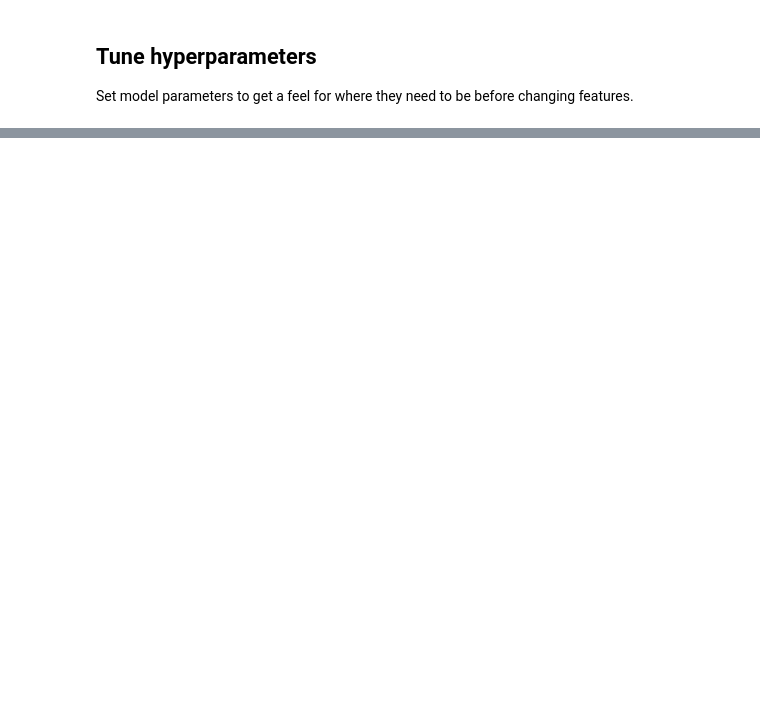
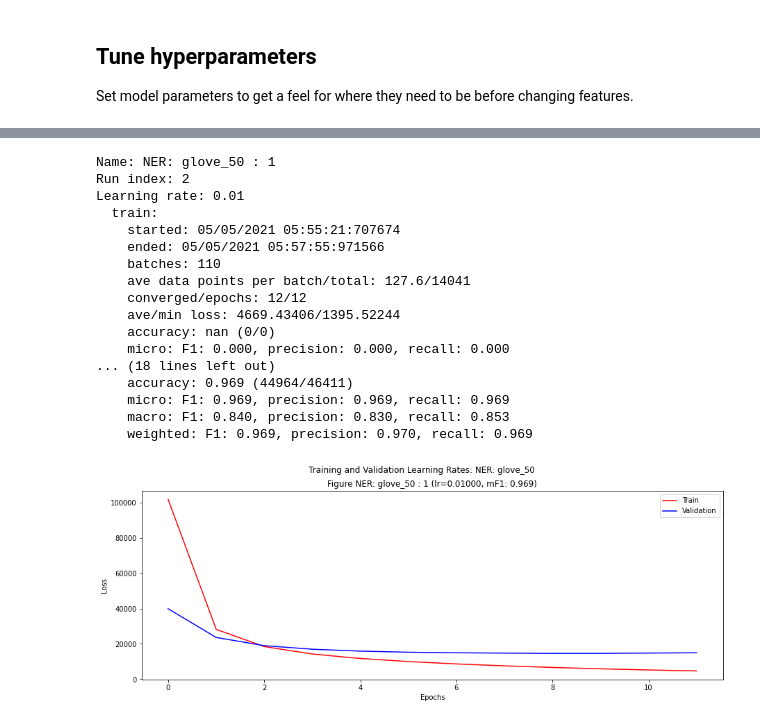
Before and after one commit to plandes/deepnlp, a Jupyter notebook: example/ner/notebook/ner.ipynb, the cells around one changed output, grey strips where cells are left out. Saved outputs shown, nothing was run; the diff lists cells and outputs as text; code cells hidden in the pictures; blank space fills up the shorter version.

```diff
--- a/example/ner/notebook/ner.ipynb
+++ b/example/ner/notebook/ner.ipynb
@@ -180,0 +229,5 @@ zensols.deepnlp.layer.embrecurcrf.EmbeddedRecurrentCRF (2)
+# %%
+facade.epochs = 12
+facade.embedding = 'word2vec_300_embedding'
+run(facade)
+# %% [output]
@@ -181 +251,19 @@ zensols.deepnlp.layer.embrecurcrf.EmbeddedRecurrentCRF (2)
+Name: NER: glove_50 : 1
+Run index: 2
+Learning rate: 0.01
+  train:
+    started: 05/05/2021 05:55:21:707674
+    ended: 05/05/2021 05:57:55:971566
+    batches: 110
+    ave data points per batch/total: 127.6/14041
+    converged/epochs: 12/12
+    ave/min loss: 4669.43406/1395.52244
+    accuracy: nan (0/0)
+    micro: F1: 0.000, precision: 0.000, recall: 0.000
+... (18 lines left out)
+    accuracy: 0.969 (44964/46411)
+    micro: F1: 0.969, precision: 0.969, recall: 0.969
+    macro: F1: 0.840, precision: 0.830, recall: 0.853
+    weighted: F1: 0.969, precision: 0.970, recall: 0.969
+[figure, added]
 # %%
```
Also changed, not shown: parts of 12 cells of this notebook, 7 other files.
